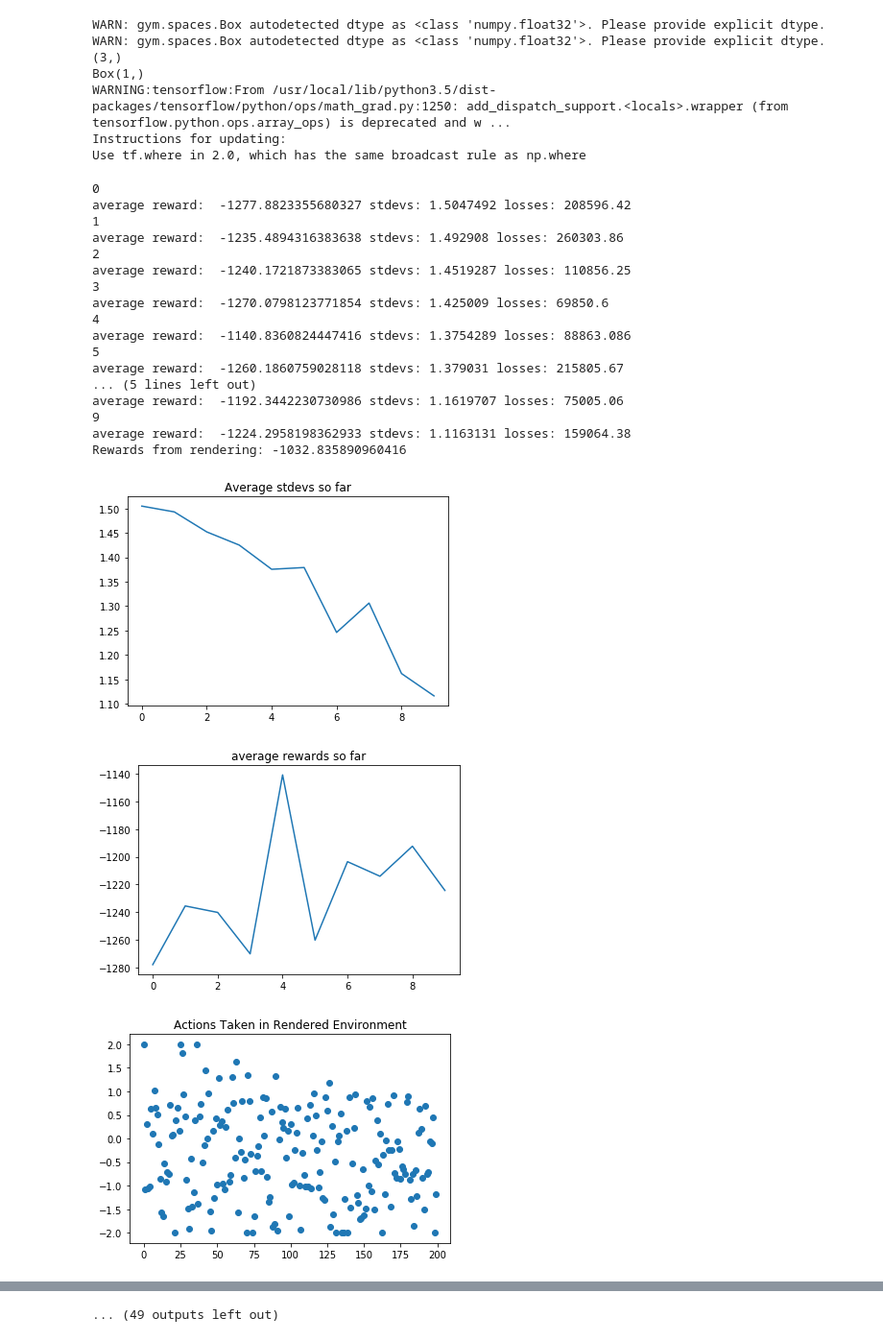
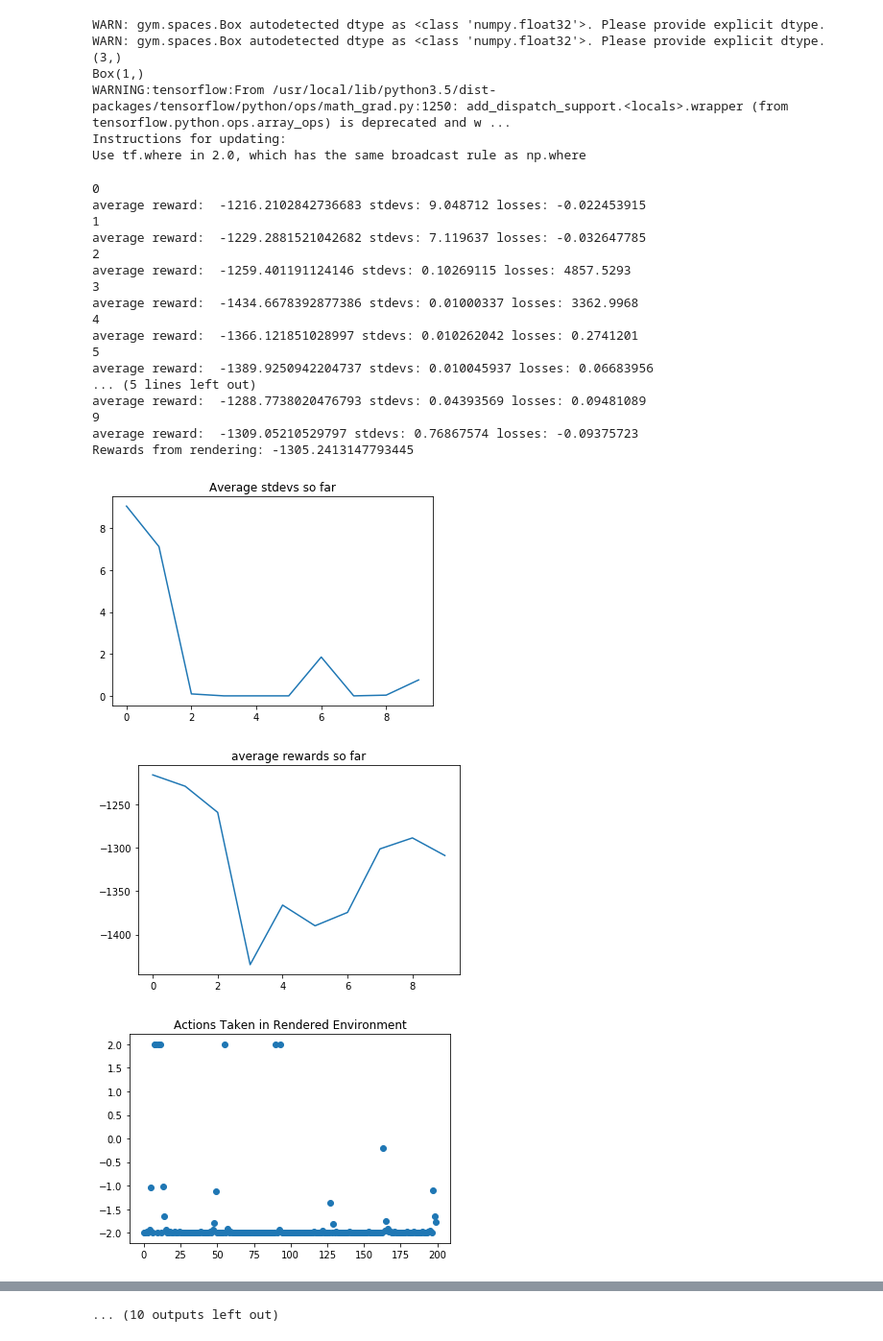
Before and after one commit to therealjtgill/deeprlexperiments, a Jupyter notebook: a2ctestcontinuous.ipynb, the cells around one changed output, grey strips where cells are left out. Shown at 96% size. Drawn from its saved outputs; the diff is of its cells as text; code cells hidden in the pictures.

Commit message:
Split the loss functions and optimizers for the value network and policy network.

```diff
--- a/a2ctestcontinuous.ipynb
+++ b/a2ctestcontinuous.ipynb
@@ -23,8 +23,8 @@ class FfAgentContinuous(object):
 
         advantage = self.esdr_ph - self.v_s_ph
         mean_adv = tf.reduce_mean(advantage)
-        stddev_adv = mean_adv*mean_adv - tf.reduce_mean(advantage*advantage)
-        self.adv_normalized = (advantage - mean_adv)/stddev_adv
+        stddev_adv = tf.sqrt(tf.reduce_mean(advantage*advantage) - mean_adv*mean_adv)
+        self.adv_normalized = (advantage - mean_adv)/(stddev_adv + 1e-8)
 
         # Shared-parameter policy and value network
         W1p = tf.get_variable("w1p", [self.input_size, 128], initializer=tf.initializers.random_normal(stddev=0.01))
@@ -38,9 +38,9 @@ class FfAgentContinuous(object):
         # this will need to be changed to accommodate the range and character of action values
         l2p_means = tf.matmul(l1p, W2p_means) + b2p_means
         # Trying to start with a large standard deviation to encourage exploration early on.
-        l2p_stdevs = tf.matmul(l1p, W2p_stdevs) + b2p_stdevs + 1.25
+        l2p_stdevs = tf.matmul(l1p, W2p_stdevs) + b2p_stdevs + 7
         l2_policy_means = 2*tf.nn.tanh(l2p_means)
-        l2_policy_stdevs = tf.math.maximum(tf.math.minimum(tf.nn.softplus(l2p_stdevs), 10), 0.01)
+        l2_policy_stdevs = tf.math.minimum(tf.nn.softplus(l2p_stdevs), 10) + 0.01
 
         W1v = tf.get_variable("w1v", [self.input_size, 128], initializer=tf.initializers.random_normal(stddev=0.01))
         b1v = tf.get_variable("b1v", [128], initializer=tf.initializers.random_normal(stddev=0.01))
@@ -56,13 +56,18 @@ class FfAgentContinuous(object):
         )
         self.reinforce_optimizer = tf.train.AdamOptimizer(learning_rate=0.001).minimize(self.reinforce_loss)
 
-        self.actor_critic_loss = tf.reduce_mean(
-            (advantage)*tf.square((self.actions_ph - l2_policy_means)/(l2_policy_stdevs + 1e-8))
-        ) + tf.reduce_mean(tf.square(l2v - self.esdr_ph) - 0.01*tf.log(l2_policy_stdevs))
+        self.actor_loss = tf.reduce_mean(
+            (self.adv_normalized)*tf.square((self.actions_ph - l2_policy_means)/(l2_policy_stdevs + 1e-8)
+        ) - 0.01*tf.log(l2_policy_stdevs))
         optimizer = tf.train.AdamOptimizer(learning_rate=0.001)
-        grads_and_vars = optimizer.compute_gradients(self.actor_critic_loss)
+        grads_and_vars = optimizer.compute_gradients(self.actor_loss)
         capped_grads = [(grad if grad is None else tf.clip_by_norm(grad, 2.0), var) for grad, var in grads_and_vars]
-        self.actor_critic_optimizer = optimizer.apply_gradients(capped_grads)
+        self.actor_optimizer = optimizer.apply_gradients(capped_grads)
+
+        self.critic_loss = tf.reduce_mean(
+            tf.square(l2v - self.esdr_ph)
+        )
+        self.critic_optimizer = tf.train.AdamOptimizer(learning_rate=0.001).minimize(self.critic_loss)
 
         self.action_prediction_means = l2_policy_means
         self.action_prediction_stdevs = l2_policy_stdevs
@@ -101,15 +106,17 @@ class FfAgentContinuous(object):
 
         optimize_fetches = [
             #self.reinforce_loss,
-            self.actor_critic_loss,
+            self.actor_loss,
             self.action_prediction_means,
             self.action_prediction_stdevs,
             self.esdr_predictions,
             #self.reinforce_optimizer
-            self.actor_critic_optimizer
+            #self.actor_critic_optimizer
+            self.actor_optimizer,
+            self.critic_optimizer
         ]
 
-        loss, action_prediction_means, action_prediction_stdevs, esdr_predictions, _ = self.session.run(optimize_fetches, feed_dict=optimize_feeds)
+        loss, action_prediction_means, action_prediction_stdevs, esdr_predictions, _1, _2 = self.session.run(optimize_fetches, feed_dict=optimize_feeds)
         return loss, action_prediction_means, action_prediction_stdevs, esdr_predictions
 
     def predict(self, state):
@@ -275,44 +282,44 @@ for i in range(10000):
         actions_pro.append(ret[1])
         rewards_pro.append(ret[2])
         #print(ret[0].shape, ret[1].shape, ret[2].shape)
         #for k in range(10):
         #    agent.trainSarBatches(ret[0], ret[1], ret[2])
-    for k in range(5):
+    for k in range(5*len(states_pro)):
         train_index = np.random.choice(a=range(len(states_pro)))
         ret = agent.trainSarBatches(states_pro[train_index], actions_pro[train_index], rewards_pro[train_index])
         if np.isnan(ret[0]):
             print("Received nan loss, stopping training.")
             pendulum.close()
             sys.exit(-1)
     print(i)
     average_reward = np.average([sum(r) for r in rewards])
     print("average reward: ", average_reward, "stdevs:", np.average(np.squeeze(ret[2])), "losses:", np.average(np.squeeze(ret[0])))
     average_stdevs.append(np.average(np.squeeze(ret[2])))
     average_rewards.append(average_reward)
 
 plt.figure()
 plt.plot(average_rewards)
 plt.show()
 pendulum.close()
 # %% [output]
 0
-average reward:  -1277.8823355680327 stdevs: 1.5047492 losses: 208596.42
+average reward:  -1216.2102842736683 stdevs: 9.048712 losses: -0.022453915
 1
-average reward:  -1235.4894316383638 stdevs: 1.492908 losses: 260303.86
+average reward:  -1229.2881521042682 stdevs: 7.119637 losses: -0.032647785
 2
-average reward:  -1240.1721873383065 stdevs: 1.4519287 losses: 110856.25
+average reward:  -1259.401191124146 stdevs: 0.10269115 losses: 4857.5293
 3
-average reward:  -1270.0798123771854 stdevs: 1.425009 losses: 69850.6
+average reward:  -1434.6678392877386 stdevs: 0.01000337 losses: 3362.9968
 4
-average reward:  -1140.8360824447416 stdevs: 1.3754289 losses: 88863.086
+average reward:  -1366.121851028997 stdevs: 0.010262042 losses: 0.2741201
 5
-average reward:  -1260.1860759028118 stdevs: 1.379031 losses: 215805.67
+average reward:  -1389.9250942204737 stdevs: 0.010045937 losses: 0.06683956
 ... (5 lines left out)
-average reward:  -1192.3442230730986 stdevs: 1.1619707 losses: 75005.06
+average reward:  -1288.7738020476793 stdevs: 0.04393569 losses: 0.09481089
 9
-average reward:  -1224.2958198362933 stdevs: 1.1163131 losses: 159064.38
-Rewards from rendering: -1032.835890960416
+average reward:  -1309.05210529797 stdevs: 0.76867574 losses: -0.09375723
+Rewards from rendering: -1305.2413147793445
-[figure, old version]
+[figure, new version]
-[figure, old version]
+[figure, new version]
-[figure, old version]
+[figure, new version]
 10
@@ -358,4 +365,4 @@ Rewards from rendering: -1568.922153633993
-... (49 outputs left out)
+... (10 outputs left out)
 # %%
 help(pendulum.close)
 # %%
```
Also changed, not shown: parts of 2 cells of this notebook.
